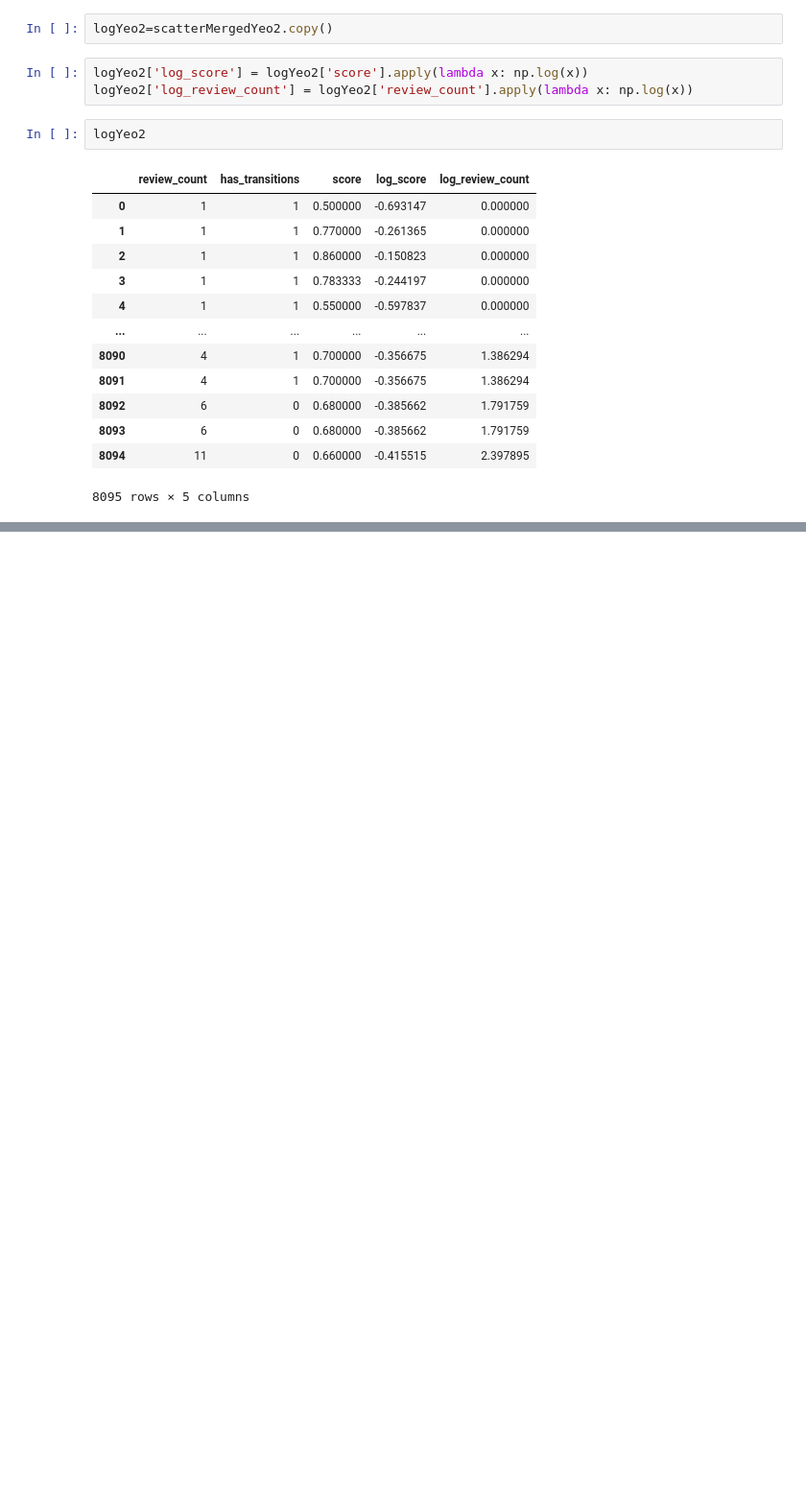
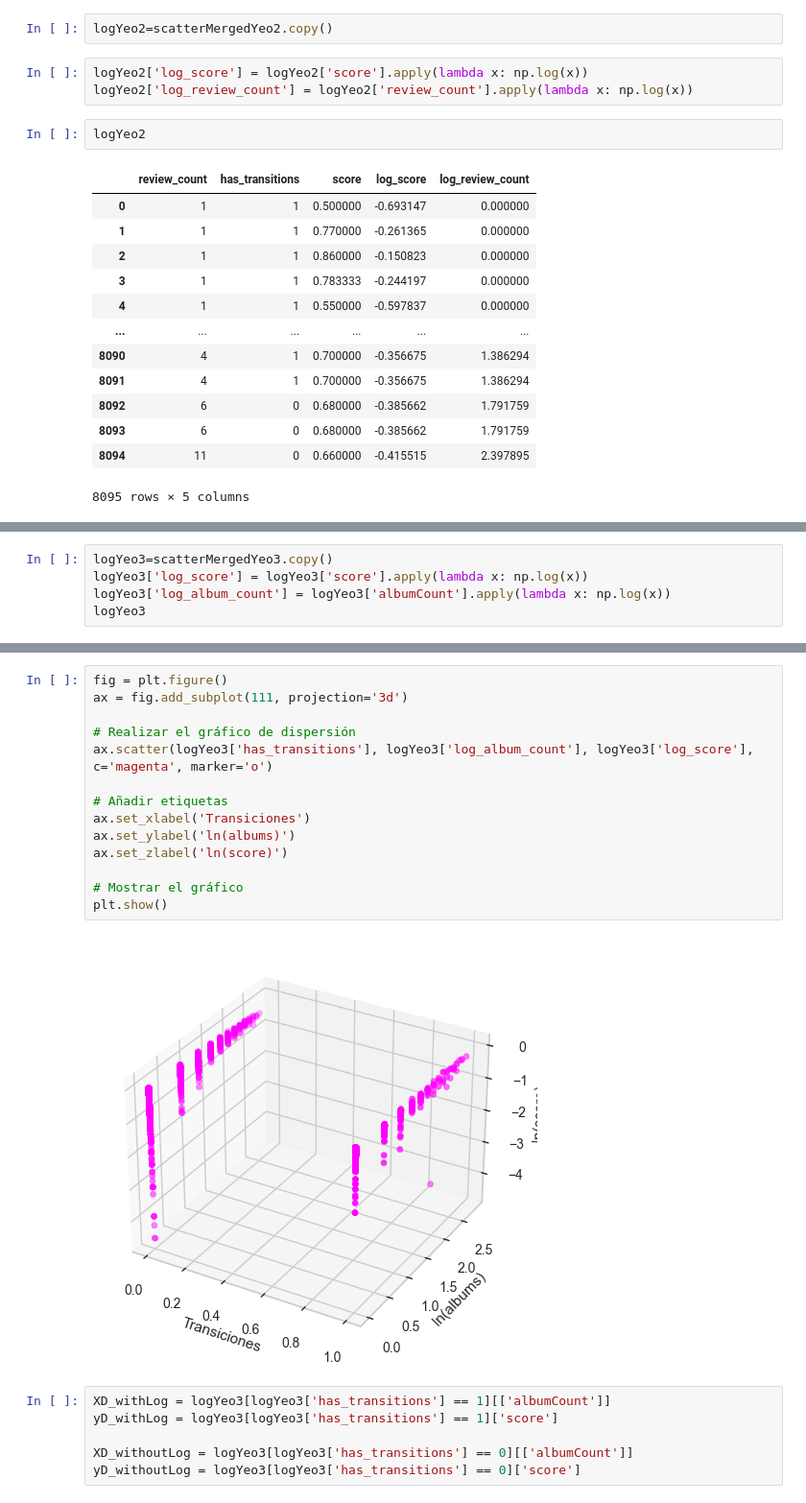
Before and after one commit to chainReactionCol/newRep, a Jupyter notebook: Data_StoryTelling_Sanchez_Ruiz.ipynb, the cells around one changed output, grey strips where cells are left out. Shown at 96% size. Drawn from its saved outputs; the diff is of its cells as text; blank space fills up the shorter version.

```diff
--- a/Data_StoryTelling_Sanchez_Ruiz.ipynb
+++ b/Data_StoryTelling_Sanchez_Ruiz.ipynb
@@ -700,0 +751,5 @@ plt.show()
+# %%
+logYeo3=scatterMergedYeo3.copy()
+logYeo3['log_score'] = logYeo3['score'].apply(lambda x: np.log(x))
+logYeo3['log_album_count'] = logYeo3['albumCount'].apply(lambda x: np.log(x))
+logYeo3
@@ -700,0 +770,22 @@ plt.show()
+# %%
+fig = plt.figure()
+ax = fig.add_subplot(111, projection='3d')
+
+# Realizar el gráfico de dispersión
+ax.scatter(logYeo3['has_transitions'], logYeo3['log_album_count'], logYeo3['log_score'], c='magenta', marker='o')
+
+# Añadir etiquetas
+ax.set_xlabel('Transiciones')
+ax.set_ylabel('ln(albums)')
+ax.set_zlabel('ln(score)')
+
+# Mostrar el gráfico
+plt.show()
+# %% [output]
+[figure, added]
+# %%
+XD_withLog = logYeo3[logYeo3['has_transitions'] == 1][['albumCount']]
+yD_withLog = logYeo3[logYeo3['has_transitions'] == 1]['score']
+
+XD_withoutLog = logYeo3[logYeo3['has_transitions'] == 0][['albumCount']]
+yD_withoutLog = logYeo3[logYeo3['has_transitions'] == 0]['score']
```
Also changed, not shown: parts of 20 cells of this notebook, 3 other files.
